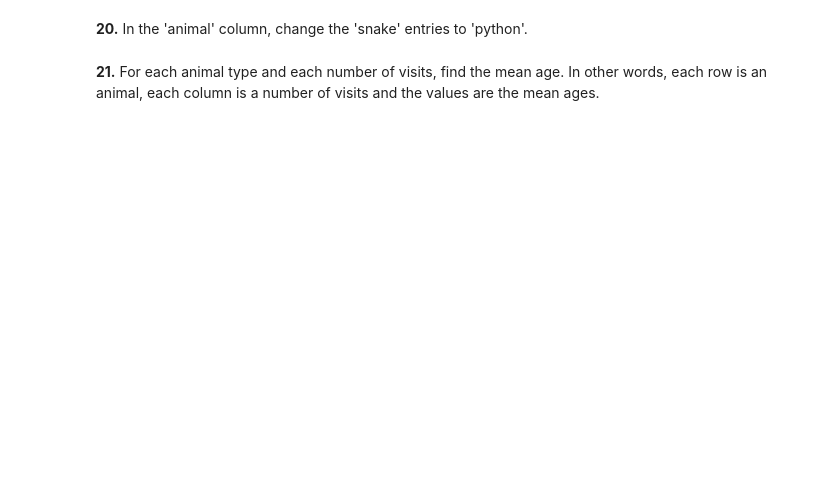
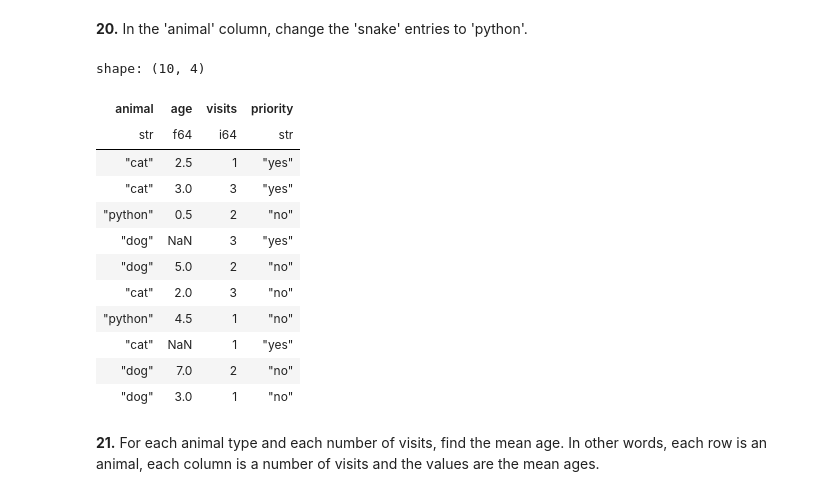
Before and after one commit to LeRoiFou/polars_tuto, a Jupyter notebook: indexB002_DFBasics.ipynb, the cells around one changed output. Saved outputs shown, nothing was run; the diff lists cells and outputs as text; code cells hidden in the pictures; blank space fills up the shorter version.

```diff
--- a/indexB002_DFBasics.ipynb
+++ b/indexB002_DFBasics.ipynb
@@ -204,4 +250,22 @@ shape: (5, 4)
 # %% [markdown]
 **20.** In the 'animal' column, change the 'snake' entries to 'python'.
+# %%
+df.with_columns(
+    pl.col('animal').replace("snake", "python").alias('animal')
+)
+# %% [output]
+shape: (10, 4)
+| animal | age | visits | priority |
+| str | f64 | i64 | str |
+| "cat" | 2.5 | 1 | "yes" |
+| "cat" | 3.0 | 3 | "yes" |
+| "python" | 0.5 | 2 | "no" |
+| "dog" | NaN | 3 | "yes" |
+| "dog" | 5.0 | 2 | "no" |
+| "cat" | 2.0 | 3 | "no" |
+| "python" | 4.5 | 1 | "no" |
+| "cat" | NaN | 1 | "yes" |
+| "dog" | 7.0 | 2 | "no" |
+| "dog" | 3.0 | 1 | "no" |
 # %% [markdown]
 **21.** For each animal type and each number of visits, find the mean age. In other words, each row is an animal, each column is a number of visits and the values are the mean ages.
```
Also changed, not shown: parts of 5 cells of this notebook, 2 other files.
